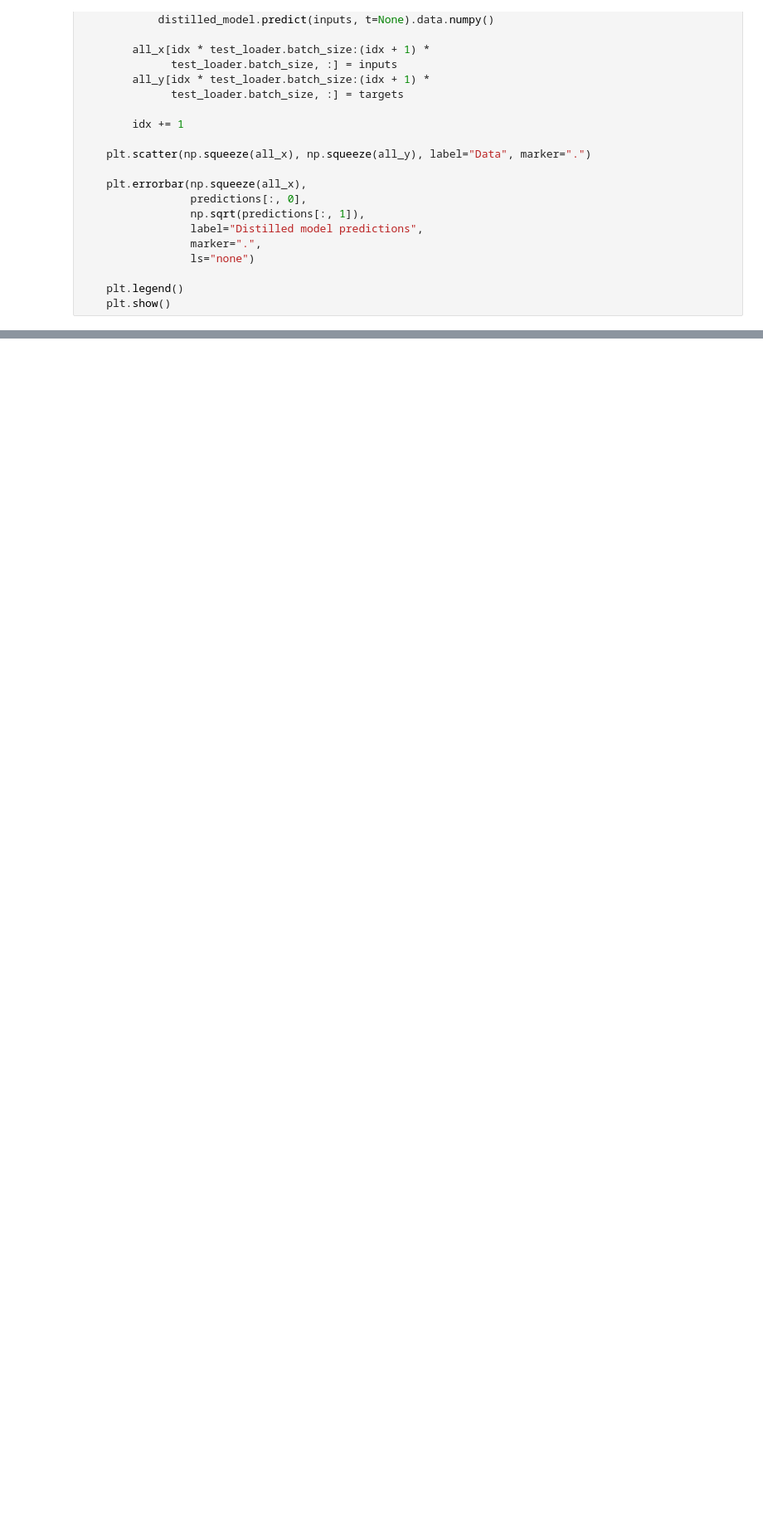
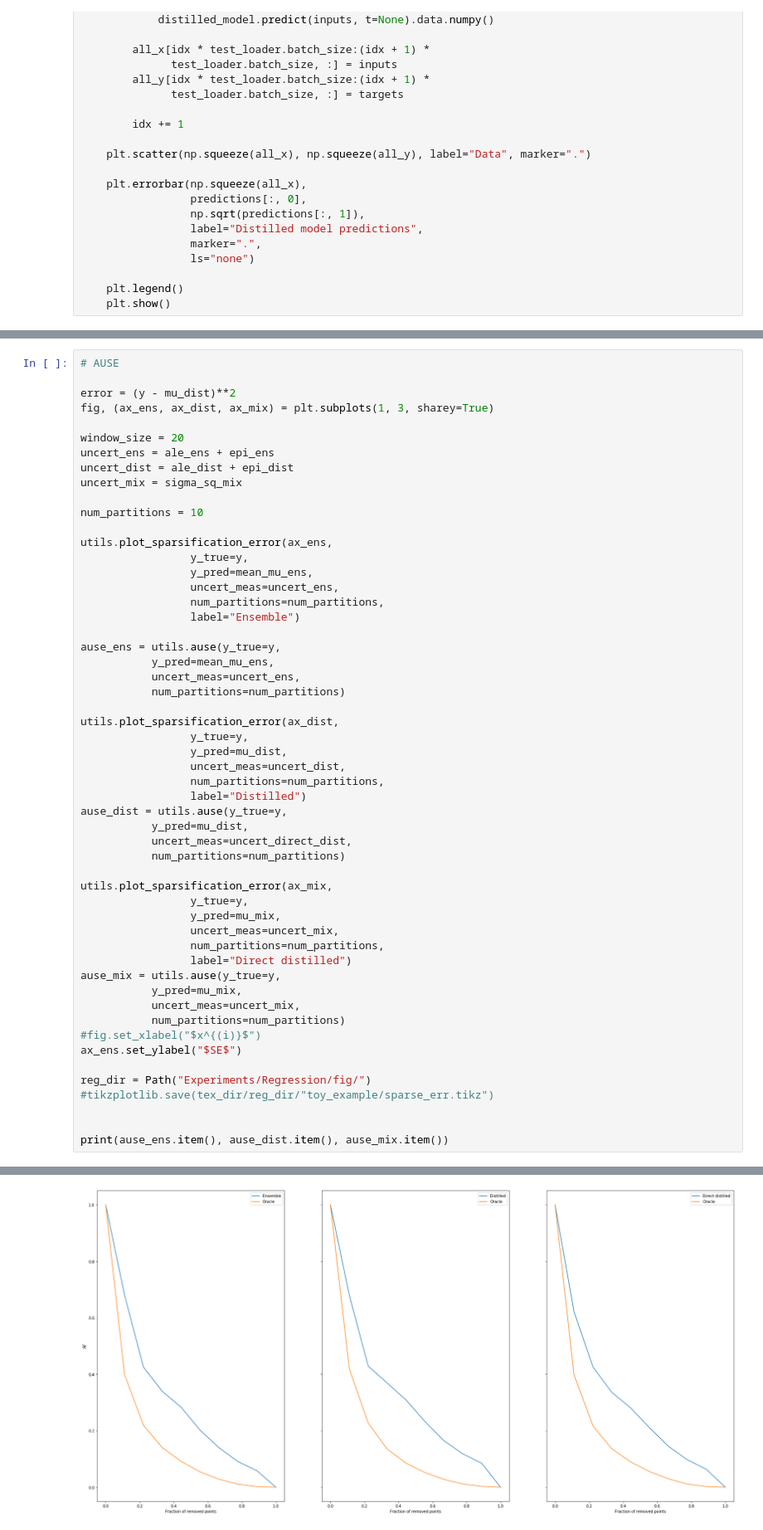
Before and after one commit to jackonelli/ensemble_distr_distillation, a Jupyter notebook: src/experiments/regression_sinus.ipynb, the cells around one changed output, grey strips where cells are left out. Shown: that part at 83% size. Drawn from its saved outputs; the diff is of its cells as text; blank space fills up the shorter version.

```diff
--- a/src/experiments/regression_sinus.ipynb
+++ b/src/experiments/regression_sinus.ipynb
@@ -398,0 +348,55 @@ tikzplotlib.save("fig/toy_example/direct_distilled_mu_uncert.tikz")
+# %%
+# AUSE
+
+error = (y - mu_dist)**2
+fig, (ax_ens, ax_dist, ax_mix) = plt.subplots(1, 3, sharey=True)
+
+window_size = 20
+uncert_ens = ale_ens + epi_ens
+uncert_dist = ale_dist + epi_dist
+uncert_mix = sigma_sq_mix
+
+num_partitions = 10
+
+utils.plot_sparsification_error(ax_ens,
+                 y_true=y,
+                 y_pred=mean_mu_ens,
+                 uncert_meas=uncert_ens,
+                 num_partitions=num_partitions,
+                 label="Ensemble")
+
+ause_ens = utils.ause(y_true=y,
+           y_pred=mean_mu_ens,
+           uncert_meas=uncert_ens,
+           num_partitions=num_partitions)
+
+utils.plot_sparsification_error(ax_dist,
+                 y_true=y,
+                 y_pred=mu_dist,
+                 uncert_meas=uncert_dist,
+                 num_partitions=num_partitions,
+                 label="Distilled")
+ause_dist = utils.ause(y_true=y,
+           y_pred=mu_dist,
+           uncert_meas=uncert_direct_dist,
+           num_partitions=num_partitions)
+
+utils.plot_sparsification_error(ax_mix,
+                 y_true=y,
+                 y_pred=mu_mix,
+                 uncert_meas=uncert_mix,
+                 num_partitions=num_partitions,
+                 label="Direct distilled")
+ause_mix = utils.ause(y_true=y,
+           y_pred=mu_mix,
+           uncert_meas=uncert_mix,
+           num_partitions=num_partitions)
+#fig.set_xlabel("$x^{(i)}$")
+ax_ens.set_ylabel("$SE$")
+
+reg_dir = Path("Experiments/Regression/fig/")
+#tikzplotlib.save(tex_dir/reg_dir/"toy_example/sparse_err.tikz")
+
+
+print(ause_ens.item(), ause_dist.item(), ause_mix.item())
+# %% [output]
@@ -398,0 +404 @@ tikzplotlib.save("fig/toy_example/direct_distilled_mu_uncert.tikz")
+[figure, added]
```
Also changed, not shown: parts of 13 cells of this notebook, 9 other files.
